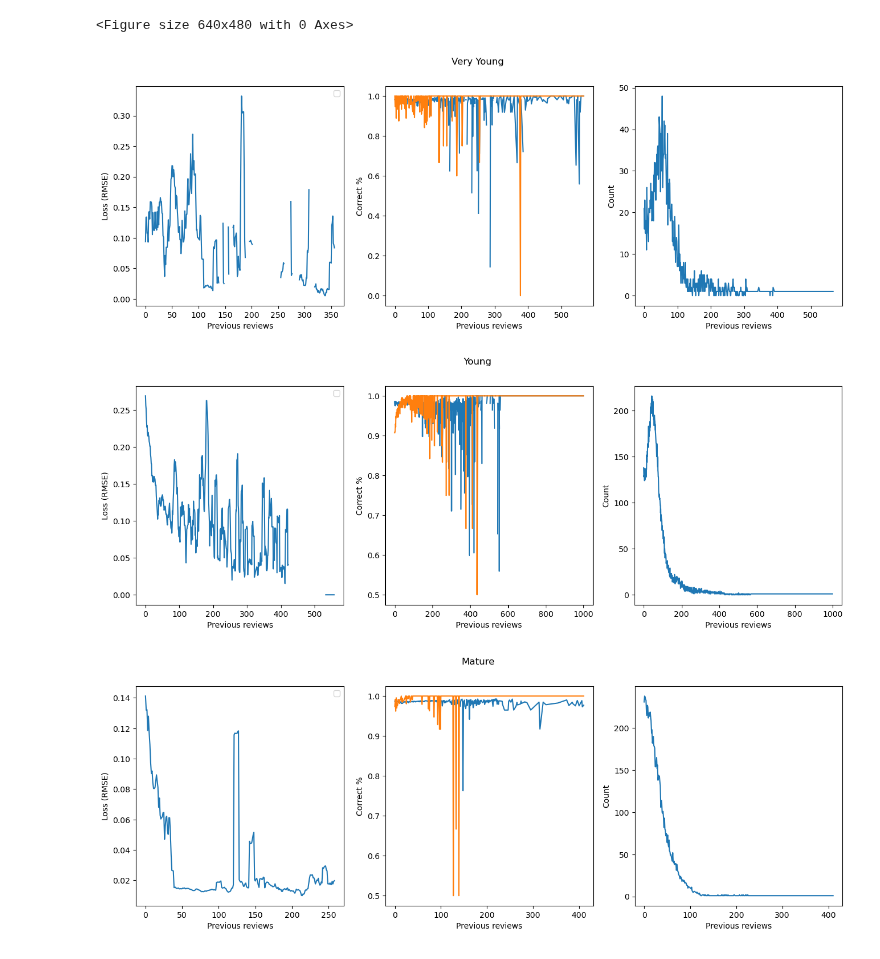
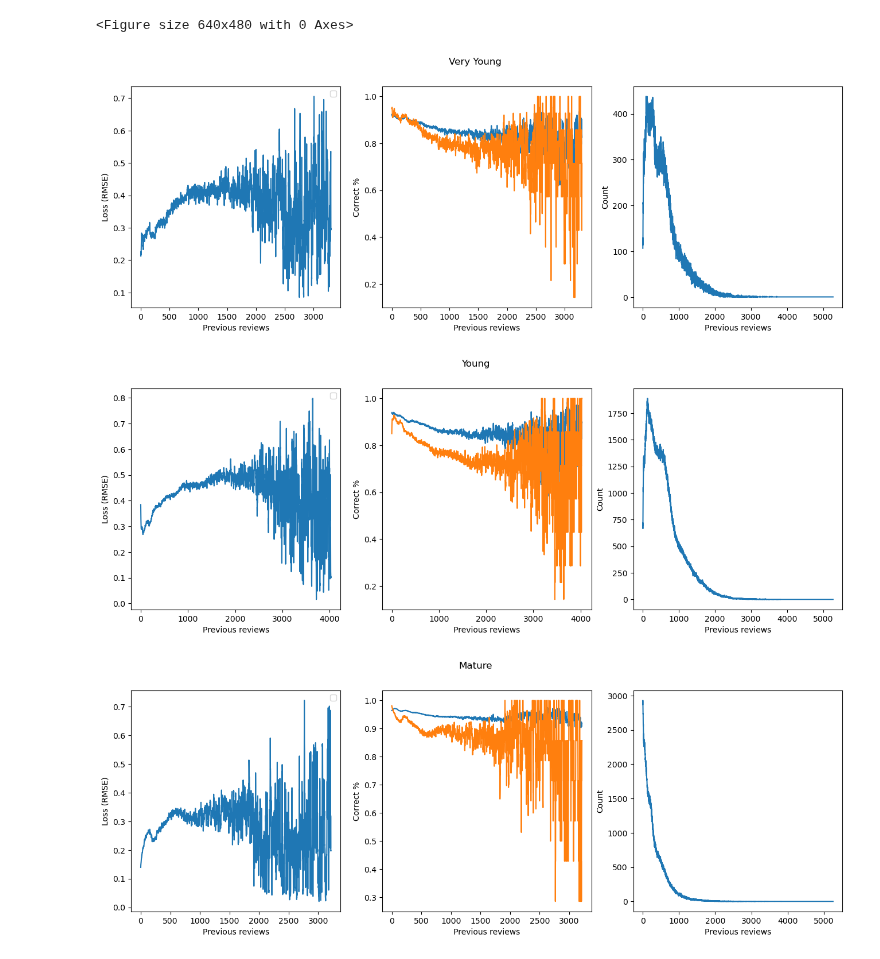
Before and after one commit to Luc-Mcgrady/anki-10k-notebooks, a Jupyter notebook: fatigue.ipynb, the cells around one changed output. Saved outputs shown, nothing was run; the diff lists cells and outputs as text; code cells hidden in the pictures.

Commit message:
more moving average

```diff
--- a/fatigue.ipynb
+++ b/fatigue.ipynb
@@ -17,7 +17,7 @@ tqdm.pandas()
 # Most: 6810
 
 df = pd.read_parquet(
-    "../anki-revlogs-10k/revlogs", filters=[("user_id", "=", 9182)]
+    "../anki-revlogs-10k/revlogs", filters=[("user_id", "=", 6810)]
 )
 df.size
 # %% [output]
@@ -193,38 +203,38 @@ def moving_average(x, w):
 
 
 for name, lower, upper in categories:
     df_filtered = df[(df["elapsed_days"] > lower) & (df["elapsed_days"] <= upper)].groupby("prior_reviews")
     loss = df_filtered["loss"].mean() ** 0.5
     loss = moving_average(loss, 7)
 
     fig = plt.figure(figsize=(16, 5))
     fig.suptitle(name)
     ax1 = fig.add_subplot(131)
 
     ax1.set_xlabel('Previous reviews')
     ax1.set_ylabel('Loss (RMSE)')
     ax1.plot(loss)
     ax1.legend()
 
     ax2 = fig.add_subplot(132)
 
-    ax2.plot(df_filtered["r"].mean())
-    ax2.plot(df_filtered["y"].mean())
+    ax2.plot(moving_average(df_filtered["r"].mean(), 7))
+    ax2.plot(moving_average(df_filtered["y"].mean(), 7))
     ax2.set_xlabel('Previous reviews')
     ax2.set_ylabel('Correct %')
 
     ax3 = fig.add_subplot(133)
 
     ax3.plot(df_filtered["r"].count())
     ax3.set_xlabel('Previous reviews')
     ax3.set_ylabel('Count') # Number of days that the user had that many reviews or more
 
     plt.show()
 # %% [output]
 <Figure size 640x480 with 0 Axes>
-[figure, old version]
+[figure, new version]
-[figure, old version]
+[figure, new version]
-[figure, old version]
+[figure, new version]
 # %%
 fig = px.scatter_3d(df[(df["elapsed_days"] < 21) & (df["elapsed_days"] > 0)], x="prior_reviews", y="s", z="loss", range_y=(0, 21))
 with open("out.html", "w") as f:
```
Also changed, not shown: parts of 5 cells of this notebook.
